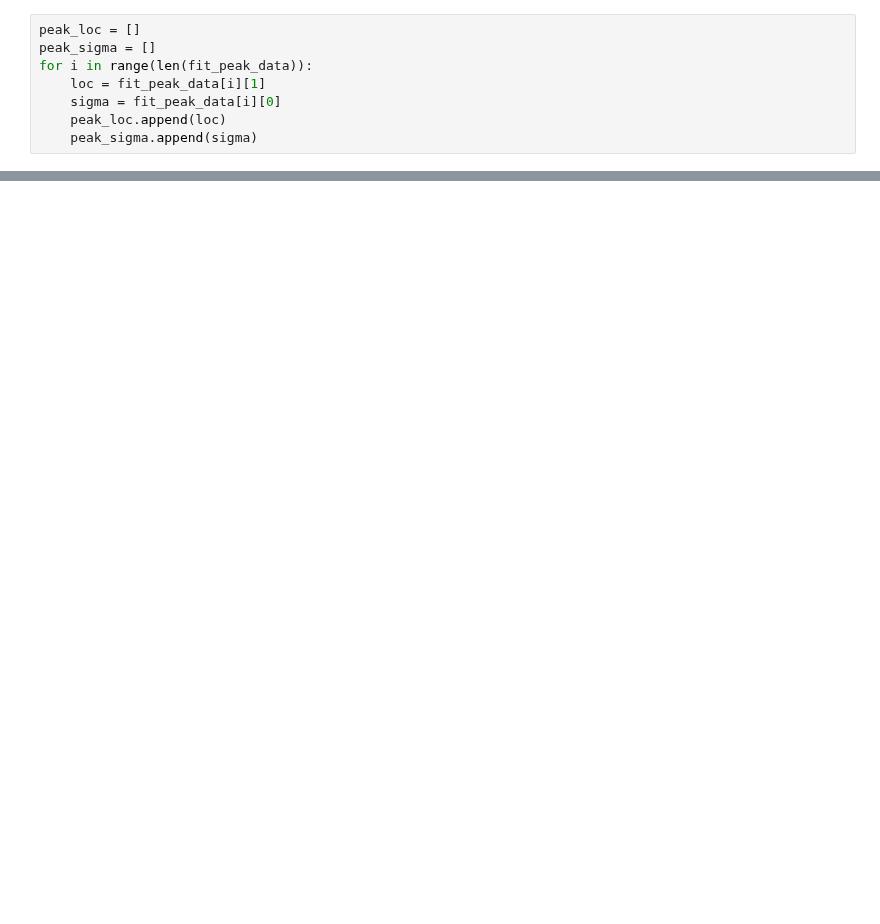
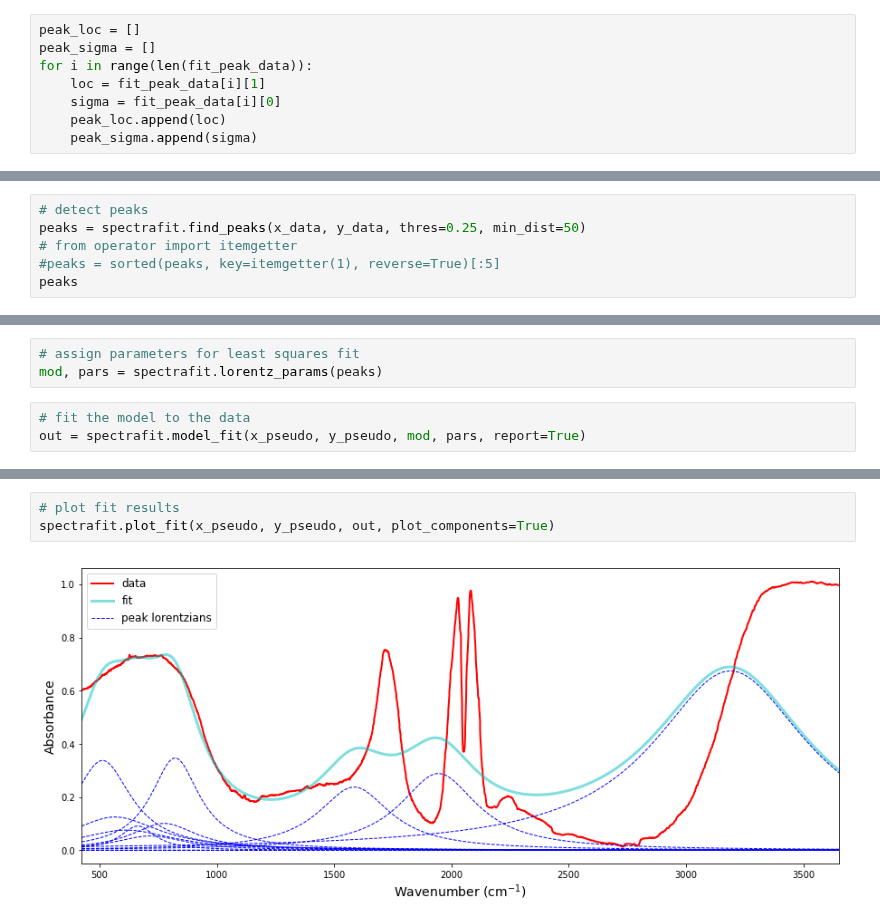
Before and after one commit to raman-noodles/Raman-noodles, a Jupyter notebook: examples/spectrafit_example.ipynb, the cells around one changed output, grey strips where cells are left out. Cells and saved outputs as stored; diff of their text form; blank space fills up the shorter version.

```diff
--- a/examples/spectrafit_example.ipynb
+++ b/examples/spectrafit_example.ipynb
@@ -81,0 +141,6 @@ AttributeError: 'dict' object has no attribute 'append'
+# %%
+# detect peaks
+peaks = spectrafit.find_peaks(x_data, y_data, thres=0.25, min_dist=50)
+# from operator import itemgetter
+#peaks = sorted(peaks, key=itemgetter(1), reverse=True)[:5]
+peaks
@@ -81,0 +161,6 @@ AttributeError: 'dict' object has no attribute 'append'
+# %%
+# assign parameters for least squares fit
+mod, pars = spectrafit.lorentz_params(peaks)
+# %%
+# fit the model to the data
+out = spectrafit.model_fit(x_pseudo, y_pseudo, mod, pars, report=True)
@@ -81,0 +185,5 @@ AttributeError: 'dict' object has no attribute 'append'
+# %%
+# plot fit results
+spectrafit.plot_fit(x_pseudo, y_pseudo, out, plot_components=True)
+# %% [output]
+[figure, added]
```
Also changed, not shown: parts of 25 cells of this notebook.
